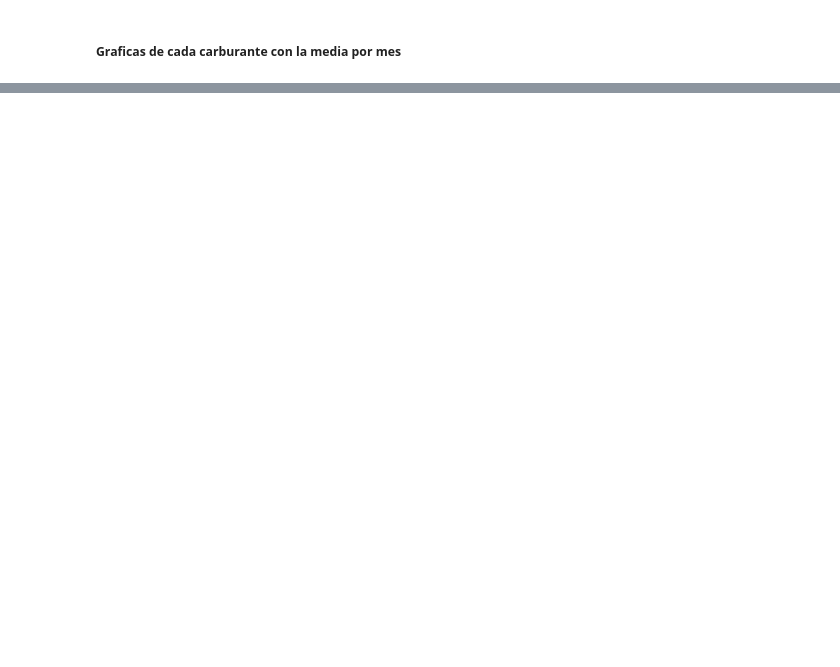
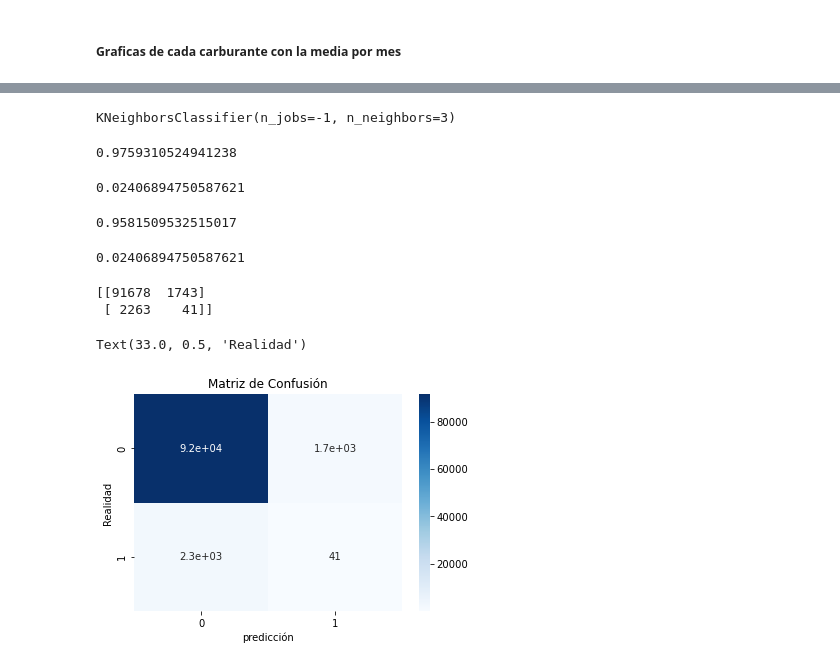
Before and after one commit to Liixxn/EDA-Gasolina-, a Jupyter notebook: Actividad3_Grupo6.ipynb, the cells around one changed output, grey strips where cells are left out. Cells and saved outputs as stored; diff of their text form; code cells hidden in the pictures; blank space fills up the shorter version.

```diff
--- a/Actividad3_Grupo6.ipynb
+++ b/Actividad3_Grupo6.ipynb
@@ -877,0 +967,6 @@ plt.show()
+# %%
+nbrs_3 = KNeighborsClassifier(n_neighbors = 3, n_jobs = -1)
+# %%
+nbrs_3.fit(cols, newdf["diesel_A"])
+# %% [output]
+KNeighborsClassifier(n_jobs=-1, n_neighbors=3)
@@ -877,0 +975,37 @@ plt.show()
+# %%
+np.mean(predicciones_3 == newdf["diesel_A"])
+# %% [output]
+0.9759310524941238
+# %%
+np.mean(newdf["diesel_A"] == "NO CARO")
+# %% [output]
+0.02406894750587621
+# %%
+nbrs_1 = KNeighborsClassifier(n_neighbors = 1, n_jobs = -1)
+nbrs_1.fit(cols, newdf["diesel_A"])
+predicciones_1 = nbrs_1.predict(cols)
+np.mean(predicciones_1 == newdf["diesel_A"])
+# %% [output]
+0.9581509532515017
+# %%
+np.mean(newdf["diesel_A"] == "NO CARO")
+# %% [output]
+0.02406894750587621
+# %%
+from sklearn.metrics import confusion_matrix
+confusion_matrix = confusion_matrix(newdf["diesel_A"], predicciones_1)
+print(confusion_matrix)
+# %% [output]
+[[91678  1743]
+ [ 2263    41]]
+# %%
+f,ax=plt.subplots()
+
+sns.heatmap(confusion_matrix, annot=True, ax=ax, cmap="Blues") #Dibuja un mapa de calor
+
+ax.set_title('Matriz de Confusión') #título
+ax.set_xlabel('predicción') #eje x
+ax.set_ylabel('Realidad') #eje y
+# %% [output]
+Text(33.0, 0.5, 'Realidad')
+[figure, added]
```
Also changed, not shown: parts of 31 cells of this notebook.
